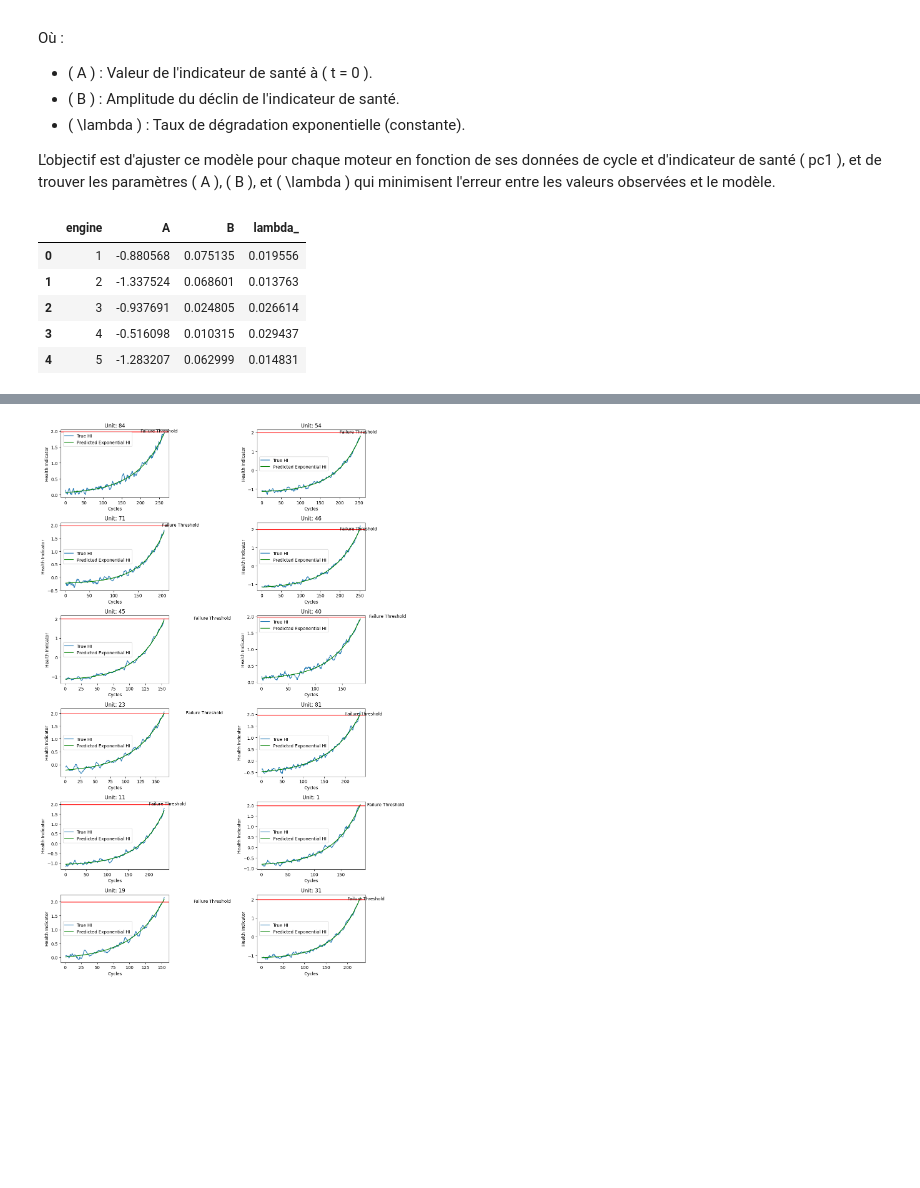
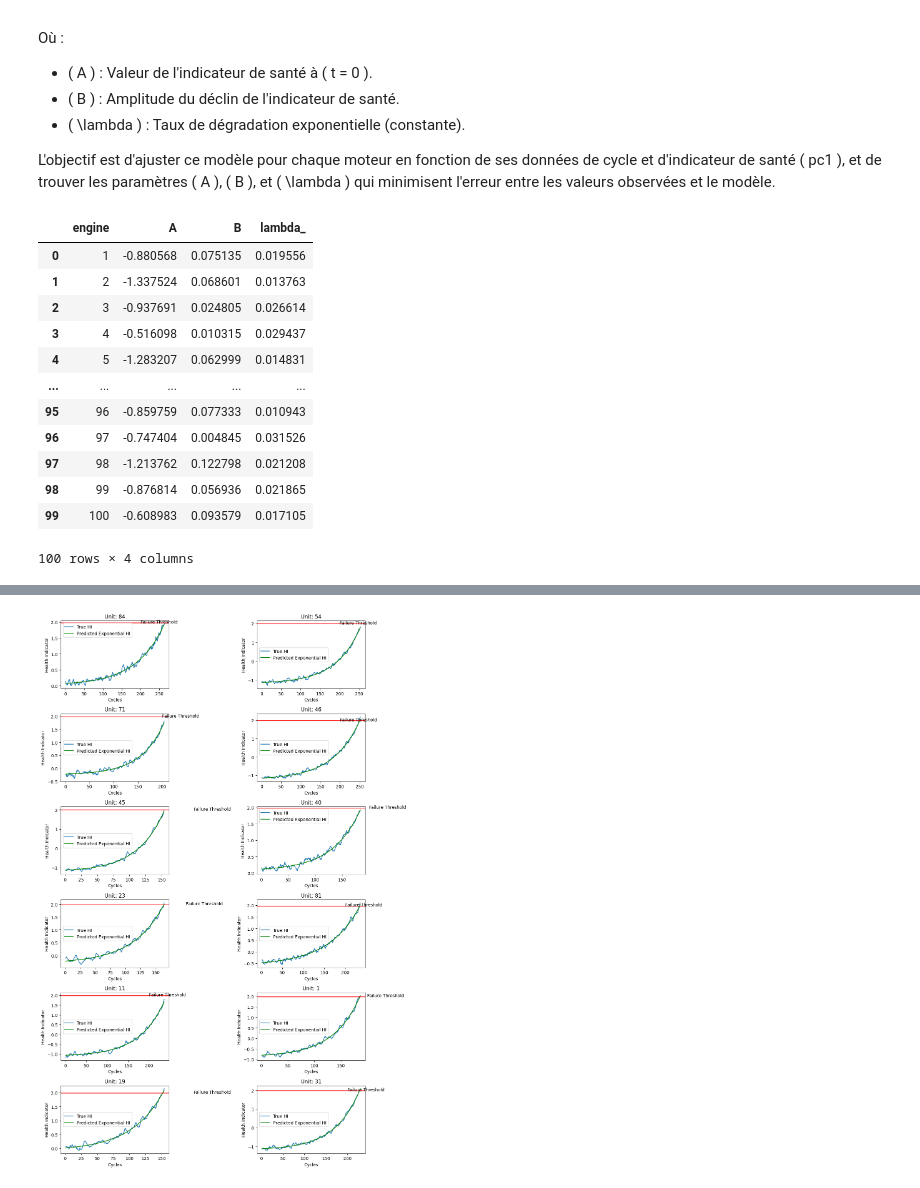
Before and after one commit to mouabbi/Predictive_Maintenance_Engine_Failure, a Jupyter notebook: machine learning/Prediction RUL (Regression)/RUL_prediction_exponential_model.ipynb, the cells around one changed output, grey strips where cells are left out. Saved outputs shown, nothing was run; the diff lists cells and outputs as text; code cells hidden in the pictures; blank space fills up the shorter version.

```diff
--- a/machine learning/Prediction RUL (Regression)/RUL_prediction_exponential_model.ipynb
+++ b/machine learning/Prediction RUL (Regression)/RUL_prediction_exponential_model.ipynb
@@ -346,11 +346,18 @@ for i in range(1,101):
     A, B, lambda_ = OptimizeResult.x
     exp_params_df = pd.concat([exp_params_df, pd.DataFrame({'engine': [i], 'A': [A], 'B': [B], 'lambda_': [lambda_]})], ignore_index=True)
 # %%
-exp_params_df.head()
+exp_params_df
 # %% [output]
 |  | engine | A | B | lambda_ |
 | 0 | 1 | -0.880568 | 0.075135 | 0.019556 |
 | 1 | 2 | -1.337524 | 0.068601 | 0.013763 |
 | 2 | 3 | -0.937691 | 0.024805 | 0.026614 |
 | 3 | 4 | -0.516098 | 0.010315 | 0.029437 |
 | 4 | 5 | -1.283207 | 0.062999 | 0.014831 |
+| ... | ... | ... | ... | ... |
+| 95 | 96 | -0.859759 | 0.077333 | 0.010943 |
+| 96 | 97 | -0.747404 | 0.004845 | 0.031526 |
+| 97 | 98 | -1.213762 | 0.122798 | 0.021208 |
+| 98 | 99 | -0.876814 | 0.056936 | 0.021865 |
+| 99 | 100 | -0.608983 | 0.093579 | 0.017105 |
+100 rows × 4 columns
```
Also changed, not shown: parts of 7 cells of this notebook, 10 other files.
